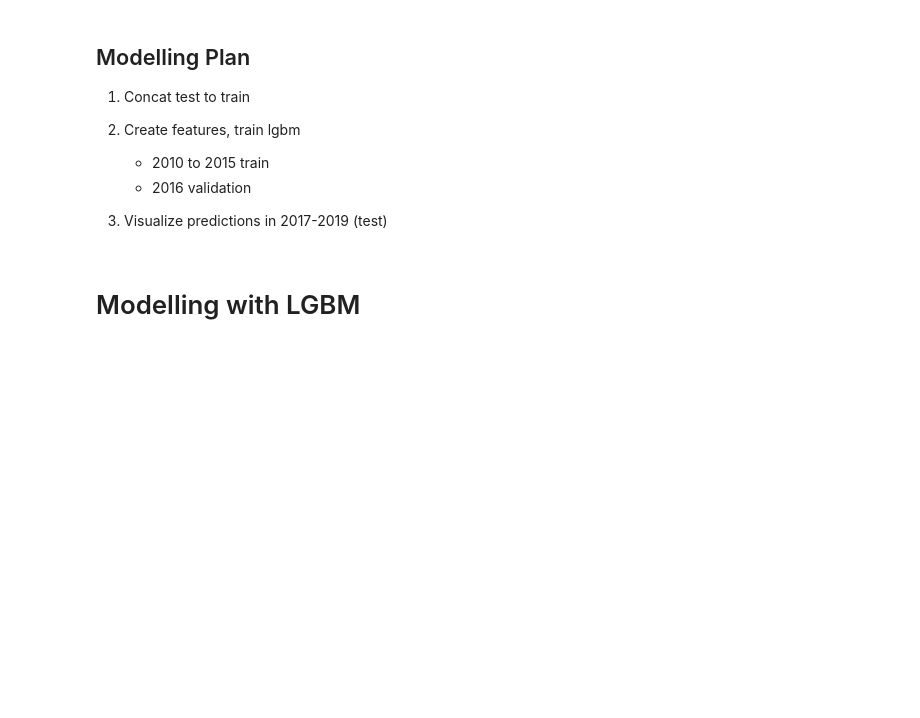
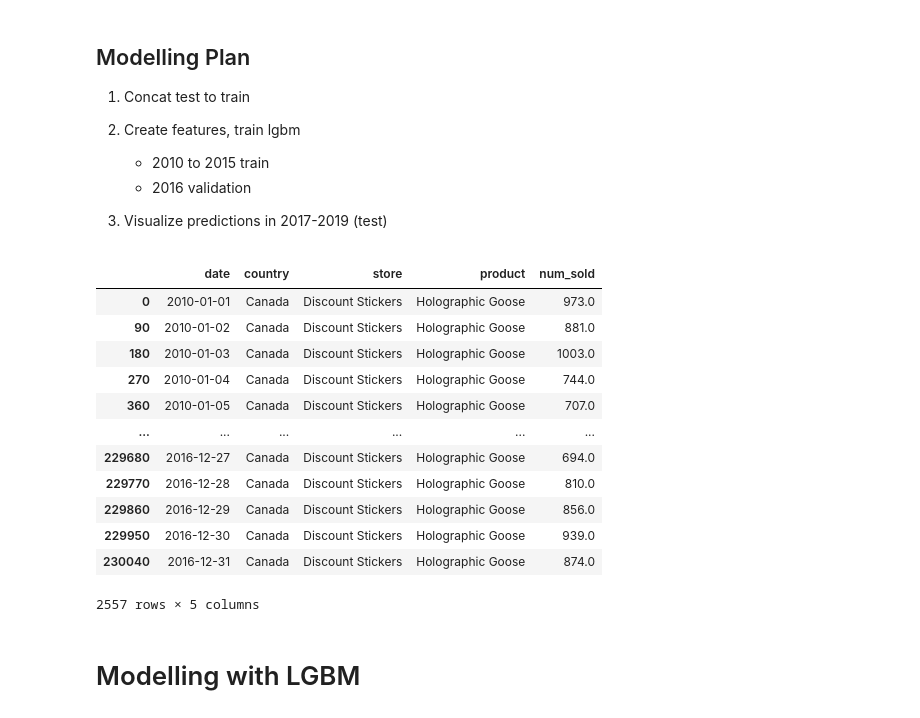
Before and after one commit to akhilkammila/sticker-sales, a Jupyter notebook: lgbm.ipynb, the cells around one changed output. Drawn from its saved outputs; the diff is of its cells as text; code cells hidden in the pictures; blank space fills up the shorter version.

```diff
--- a/lgbm.ipynb
+++ b/lgbm.ipynb
@@ -53,5 +54,22 @@ train['num_sold'] = train.groupby(by=['product', 'country', 'store'])['num_sold'
 test['num_sold'] = 0
 combined = pd.concat([train, test])
+# %%
+chosenCombo = ['Holographic Goose', 'Discount Stickers', 'Canada']
+train[(train['product'] == chosenCombo[0]) & (train['store'] == chosenCombo[1]) & (train['country'] == chosenCombo[2])]
+# %% [output]
+|  | date | country | store | product | num_sold |
+| 0 | 2010-01-01 | Canada | Discount Stickers | Holographic Goose | 973.0 |
+| 90 | 2010-01-02 | Canada | Discount Stickers | Holographic Goose | 881.0 |
+| 180 | 2010-01-03 | Canada | Discount Stickers | Holographic Goose | 1003.0 |
+| 270 | 2010-01-04 | Canada | Discount Stickers | Holographic Goose | 744.0 |
+| 360 | 2010-01-05 | Canada | Discount Stickers | Holographic Goose | 707.0 |
+| ... | ... | ... | ... | ... | ... |
+| 229680 | 2016-12-27 | Canada | Discount Stickers | Holographic Goose | 694.0 |
+| 229770 | 2016-12-28 | Canada | Discount Stickers | Holographic Goose | 810.0 |
+| 229860 | 2016-12-29 | Canada | Discount Stickers | Holographic Goose | 856.0 |
+| 229950 | 2016-12-30 | Canada | Discount Stickers | Holographic Goose | 939.0 |
+| 230040 | 2016-12-31 | Canada | Discount Stickers | Holographic Goose | 874.0 |
+2557 rows × 5 columns
 # %%
 def date_features(df: pd.DataFrame):
     assert('date' in df.columns)
```
Also changed, not shown: parts of 12 cells of this notebook, 4 other files.
